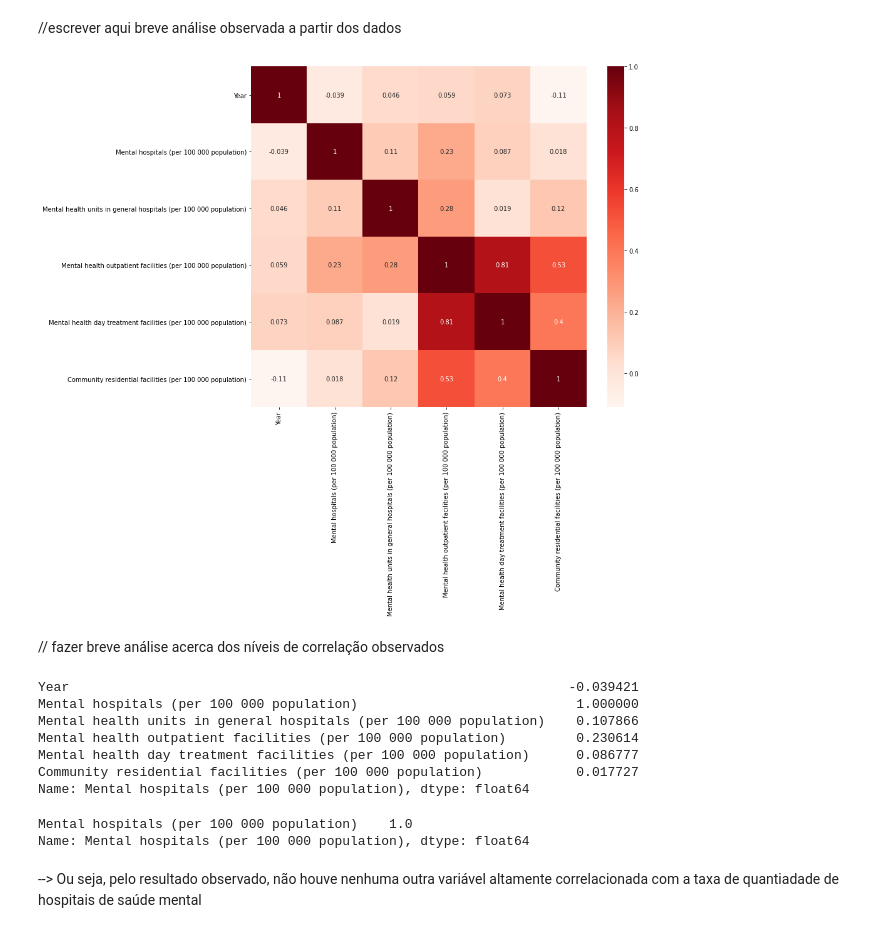
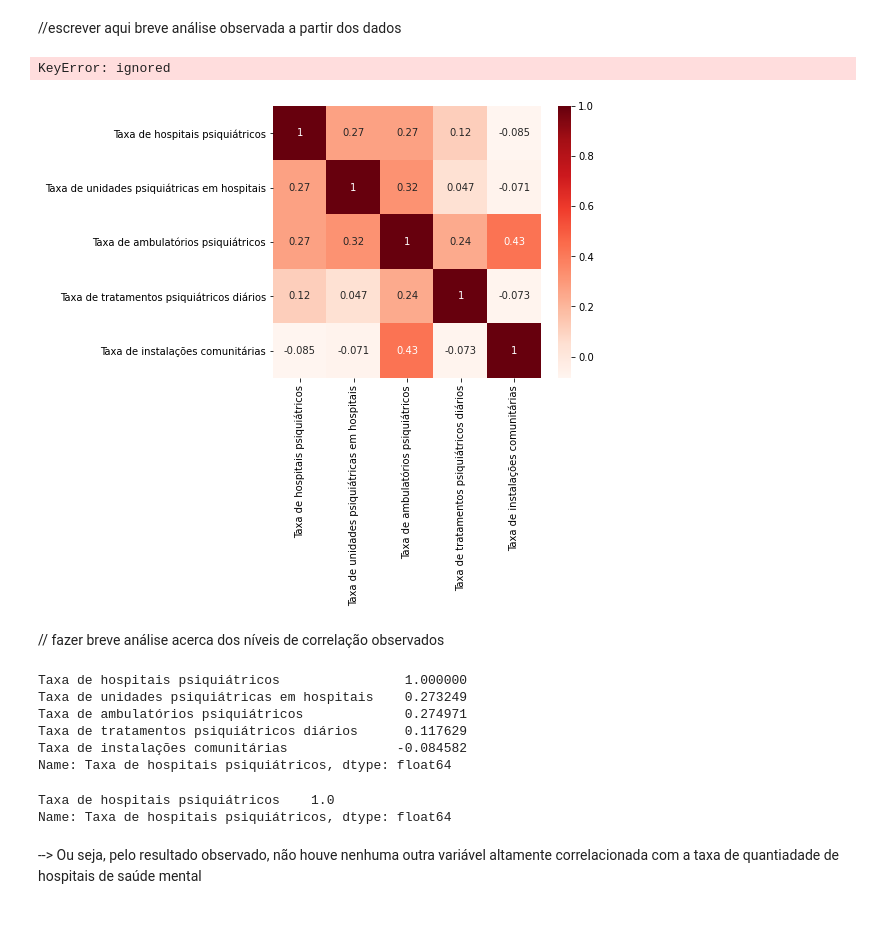
Before and after one commit to brunamulinari/TechLabsProject_PsiData, a Jupyter notebook: suicidios_saudemental_OMS.ipynb, the cells around one changed output. Saved outputs shown, nothing was run; the diff lists cells and outputs as text; code cells hidden in the pictures.

```diff
--- a/suicidios_saudemental_OMS.ipynb
+++ b/suicidios_saudemental_OMS.ipynb
@@ -108,3 +155,14 @@ df_saudeM2016.head()
 | 2 | Algeria | 2016 | 0.048 | 0.068 | 0.048 | ... |
 | 3 | Angola | 2016 | 0.011 | NaN | NaN | ... |
 | 4 | Antigua and Barbuda | 2016 | 1.001 | NaN | NaN | ... |
+# %%
+#Alterar os nomes de colunas
+
+df_saudeM2016.rename(columns={'Country': 'País'}, inplace = True)
+df_saudeM2016.rename(columns={'Year': 'Ano'}, inplace = True)
+
+df_saudeM2016.rename(columns={'Mental hospitals (per 100 000 population)': 'Taxa de hospitais psiquiátricos'}, inplace = True)
+df_saudeM2016.rename(columns={'Mental health units in general hospitals (per 100 000 population)': 'Taxa de unidades psiquiátricas em hospitais'}, inplace = True)
+df_saudeM2016.rename(columns={'Mental health outpatient facilities (per 100 000 population)': 'Taxa de ambulatórios psiquiátricos'}, inplace = True)
+df_saudeM2016.rename(columns={'Mental health day treatment facilities (per 100 000 population)': 'Taxa de tratamentos psiquiátricos diários'}, inplace = True)
+df_saudeM2016.rename(columns={'Community residential facilities (per 100 000 population)': 'Taxa de instalações comunitárias'}, inplace = True)
@@ -115,3 +180,13 @@ df_saudeM2016.shape
 (163, 7)
 # %% [markdown]
 De acordo com o comando executado o banco de dados tem 163 linhas e 7 colunas
+# %%
+#seleção dos países da América Latina + 3 países ricos (EUA, Alemanha e Japão)
+
+lista2 = list(['Brazil', 'Antigua and Barbuda', 'Argentina', 'Bahamas', 'Barbados', 'Belize',
+              'Bolivia (Plurinational State of)', 'Chile', 'Colombia', 'Costa Rica', 'Cuba', 'Ecuador',
+              'El Salvador', 'Grenada', 'Guatemala', 'Guyana', 'Haiti', 'Jamaica', 'Mexico', 'Nicaragua',
+              'Panama', 'Paraguay', 'Peru', 'Saint Vincent and the Grenadines', 'Saint Lucia',
+              'Trinidad and Tobago', 'Uruguay', 'Venezuela (Bolivarian Republic of)', 'United States of America', 'Germany', 'Japan'])
+
+df_saudeM2016 = df_saudeM2016.loc[df_saudeM2016['País'].isin(lista2)]
@@ -118,3 +215,8 @@ De acordo com o comando executado o banco de dados tem 163 linhas e 7 colunas
+# %%
+#Transformar as variáveis da coluna 'Ano' que são do tipo inteiro para o
+#tipo string. Assim evita-se criar estatísticas a partir do numeral do ano
+
+df_saudeM2016['Ano'] = df_saudeM2016['Ano'].astype(str)
 # %%
 #Quantidade de dados em cada coluna, tipo de variável
 
@@ -151,2 +253,7 @@ df_saudeM2016.describe()
 # %% [markdown]
 //escrever aqui breve análise observada a partir dos dados
+# %%
+#exibindo resultados para EUA, Alemanha e Japão, afim de comparar diferenças
+print(df_saudeM2016['Japan'])
+# %% [output]
+KeyError: ignored
@@ -153,35 +264,32 @@ df_saudeM2016.describe()
 # %%
-# Bibliotecas para visualização dos coeficientes:
-import matplotlib.pyplot as plt
-import seaborn as sns
+#exibição de um gráfico de correlação entre variáveis
 
-plt.figure (figsize = (12,10))
+plt.figure (figsize = (6,5))
 cor = df_saudeM2016.corr ()
 sns.heatmap (cor, annot = True, cmap = plt.cm.Reds)
 plt.show ()
 # %% [output]
-[figure, old version]
+[figure, new version]
 # %% [markdown]
 // fazer breve análise acerca dos níveis de correlação observados
 # %%
 # Exibindo a correlação das demais variáveis com a quantidade (taxa) de hospitais de saúde mental
-corr_taxaHospSM = cor["Mental hospitals (per 100 000 population)"]
+corr_taxaHospSM = cor['Taxa de hospitais psiquiátricos']
 print(corr_taxaHospSM)
 # %% [output]
-Year                                                                -0.039421
-Mental hospitals (per 100 000 population)                            1.000000
-Mental health units in general hospitals (per 100 000 population)    0.107866
-Mental health outpatient facilities (per 100 000 population)         0.230614
-Mental health day treatment facilities (per 100 000 population)      0.086777
-Community residential facilities (per 100 000 population)            0.017727
-Name: Mental hospitals (per 100 000 population), dtype: float64
+Taxa de hospitais psiquiátricos                1.000000
+Taxa de unidades psiquiátricas em hospitais    0.273249
+Taxa de ambulatórios psiquiátricos             0.274971
+Taxa de tratamentos psiquiátricos diários      0.117629
+Taxa de instalações comunitárias              -0.084582
+Name: Taxa de hospitais psiquiátricos, dtype: float64
 # %%
 # Seleção das características altamente correlacionadas, com nível de correlação maior que 0,5
-corr_altcorr = corr_taxaHospSM[(abs(corr_taxaHospSM) > 0.5)]
-print(corr_altcorr)
+alta_corr = corr_taxaHospSM[(abs(corr_taxaHospSM) > 0.5)]
+print(alta_corr)
 # %% [output]
-Mental hospitals (per 100 000 population)    1.0
-Name: Mental hospitals (per 100 000 population), dtype: float64
+Taxa de hospitais psiquiátricos    1.0
+Name: Taxa de hospitais psiquiátricos, dtype: float64
 # %% [markdown]
 --> Ou seja, pelo resultado observado, não houve nenhuma outra variável altamente correlacionada com a taxa de quantiadade de hospitais de saúde mental
 # %%
```
Also changed, not shown: parts of 28 cells of this notebook.
